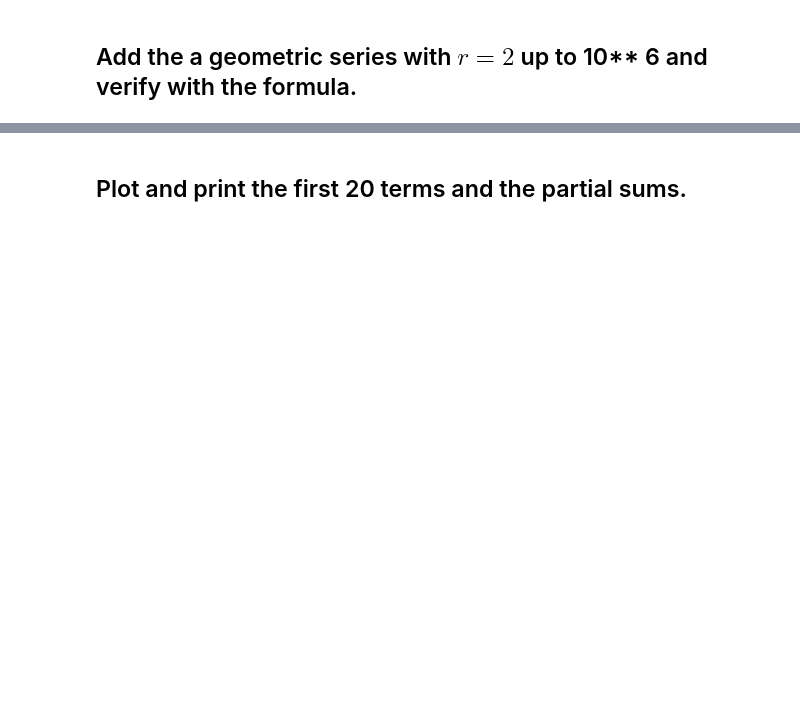
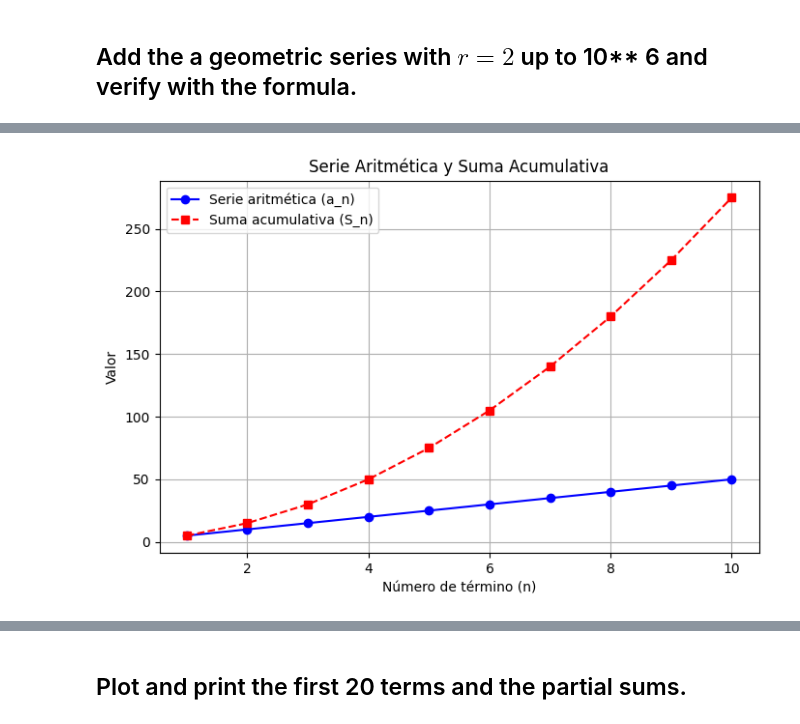
Before and after one commit to javiierbarco/MetNumUN2024II, a Jupyter notebook: Lab 3/wbarcoArithmeticSeriesGeometricSeriesPowerSums.ipynb, the cells around one changed output, grey strips where cells are left out. Saved outputs shown, nothing was run; the diff lists cells and outputs as text; code cells hidden in the pictures; blank space fills up the shorter version.

```diff
--- a/Lab 3/wbarcoArithmeticSeriesGeometricSeriesPowerSums.ipynb
+++ b/Lab 3/wbarcoArithmeticSeriesGeometricSeriesPowerSums.ipynb
@@ -296,3 +350,87 @@ $$
 $$
 # %% [markdown]
 ## Add the a geometric series with $r =2$ up to 10** 6 and verify with the formula.
+# %%
+import numpy as np
+import matplotlib.pyplot as plt
+import pandas as pd
+
+def arithmetic_series(a1, d, n):
+    # Calcular la serie aritmética
+    series = [a1 + (i - 1) * d for i in range(1, n + 1)]
+
+    # Calcular la suma acumulativa
+    cumulative_sum = np.cumsum(series)
+
+    # Crear un DataFrame para mostrar los resultados
+    df = pd.DataFrame({
+        "Término (n)": range(1, n + 1),
+        "Valor de la serie (a_n)": series,
+        "Suma acumulativa (S_n)": cumulative_sum
+    })
+
+    print(df)  # Mostrar la tabla en consola
+
+    # Graficar la serie aritmética y la suma acumulativa
+    plt.figure(figsize=(8, 5))
+    plt.plot(range(1, n + 1), series, marker='o', linestyle='-', label='Serie aritmética (a_n)', color='b')
+    plt.plot(range(1, n + 1), cumulative_sum, marker='s', linestyle='--', label='Suma acumulativa (S_n)', color='r')
+
+    # Configuración del gráfico
+    plt.xlabel("Número de término (n)")
+    plt.ylabel("Valor")
+    plt.title("Serie Aritmética y Suma Acumulativa")
+    plt.legend()
+    plt.grid(True)
+    plt.show()
+
+def geometric_series(a1, r, n):
+    # Calcular la serie geométrica
+    series = [a1 * (r ** (i - 1)) for i in range(1, n + 1)]
+
+    # Calcular la suma acumulativa
+    cumulative_sum = np.cumsum(series)
+
+    # Verificar con la fórmula de la suma de una serie geométrica finita
+    formula_sum = a1 * (1 - r ** n) / (1 - r)
+    calculated_sum = cumulative_sum[-1]
+
+    print(f"Suma calculada: {calculated_sum}, Suma por fórmula: {formula_sum}")
+
+    # Crear un DataFrame para mostrar los resultados
+    df = pd.DataFrame({
+        "Término (n)": range(1, n + 1),
+        "Valor de la serie (g_n)": series,
+        "Suma acumulativa (G_n)": cumulative_sum
+    })
+
+    print(df)  # Mostrar la tabla en consola
+
+    # Graficar la serie geométrica y la suma acumulativa
+    plt.figure(figsize=(8, 5))
+    plt.plot(range(1, n + 1), series, marker='o', linestyle='-', label='Serie geométrica (g_n)', color='g')
+    plt.plot(range(1, n + 1), cumulative_sum, marker='s', linestyle='--', label='Suma acumulativa (G_n)', color='m')
+
+    # Configuración del gráfico
+    plt.xlabel("Número de término (n)")
+    plt.ylabel("Valor")
+    plt.title("Serie Geométrica y Suma Acumulativa")
+    plt.legend()
+    plt.grid(True)
+    plt.show()
+
+# Parámetros de la serie aritmética
+a1 = 5  # Primer término
+d = 5   # Diferencia común
+n = 10  # Número de términos
+
+# Llamar a la función de la serie aritmética
+arithmetic_series(a1, d, n)
+
+# Parámetros de la serie geométrica
+r = 2   # Razón común
+n_geo = 10**6  # Número de términos
+
+# Llamar a la función de la serie geométrica
+geometric_series(a1, r, n_geo)
+# %% [output]
@@ -298,0 +448 @@ $$
+[figure, added]
```
Also changed, not shown: parts of 3 cells of this notebook.
